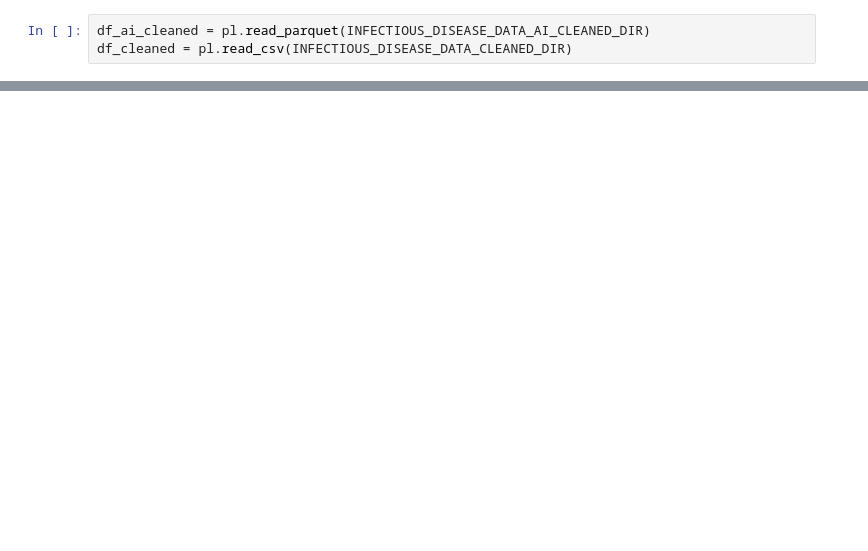
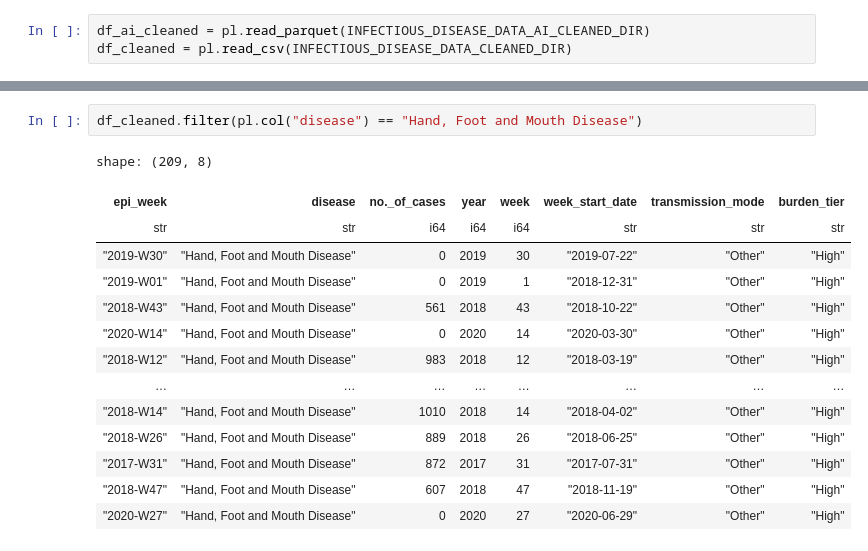
Before and after one commit to qytay-palo/data-analysis-code, a Jupyter notebook: notebooks/03_data_exploratory_analysis.ipynb, the cells around one changed output, grey strips where cells are left out. Drawn from its saved outputs; the diff is of its cells as text; blank space fills up the shorter version.

```diff
--- a/notebooks/03_data_exploratory_analysis.ipynb
+++ b/notebooks/03_data_exploratory_analysis.ipynb
@@ -115,0 +172,17 @@ ValueError: Value of 'color' is not the name of a column in 'data_frame'. Expect
+# %%
+df_cleaned.filter(pl.col("disease") == "Hand, Foot and Mouth Disease")
+# %% [output]
+shape: (209, 8)
+| epi_week | disease | no._of_cases | year | week | week_start_date | transmission_mode | burden_tier |
+| str | str | i64 | i64 | i64 | str | str | str |
+| "2019-W30" | "Hand, Foot and Mouth Disease" | 0 | 2019 | 30 | "2019-07-22" | "Other" | "High" |
+| "2019-W01" | "Hand, Foot and Mouth Disease" | 0 | 2019 | 1 | "2018-12-31" | "Other" | "High" |
+| "2018-W43" | "Hand, Foot and Mouth Disease" | 561 | 2018 | 43 | "2018-10-22" | "Other" | "High" |
+| "2020-W14" | "Hand, Foot and Mouth Disease" | 0 | 2020 | 14 | "2020-03-30" | "Other" | "High" |
+| "2018-W12" | "Hand, Foot and Mouth Disease" | 983 | 2018 | 12 | "2018-03-19" | "Other" | "High" |
+| … | … | … | … | … | … | … | … |
+| "2018-W14" | "Hand, Foot and Mouth Disease" | 1010 | 2018 | 14 | "2018-04-02" | "Other" | "High" |
+| "2018-W26" | "Hand, Foot and Mouth Disease" | 889 | 2018 | 26 | "2018-06-25" | "Other" | "High" |
+| "2017-W31" | "Hand, Foot and Mouth Disease" | 872 | 2017 | 31 | "2017-07-31" | "Other" | "High" |
+| "2018-W47" | "Hand, Foot and Mouth Disease" | 607 | 2018 | 47 | "2018-11-19" | "Other" | "High" |
+| "2020-W27" | "Hand, Foot and Mouth Disease" | 0 | 2020 | 27 | "2020-06-29" | "Other" | "High" |
```
Also changed, not shown: parts of 17 cells of this notebook, 6 other files.
